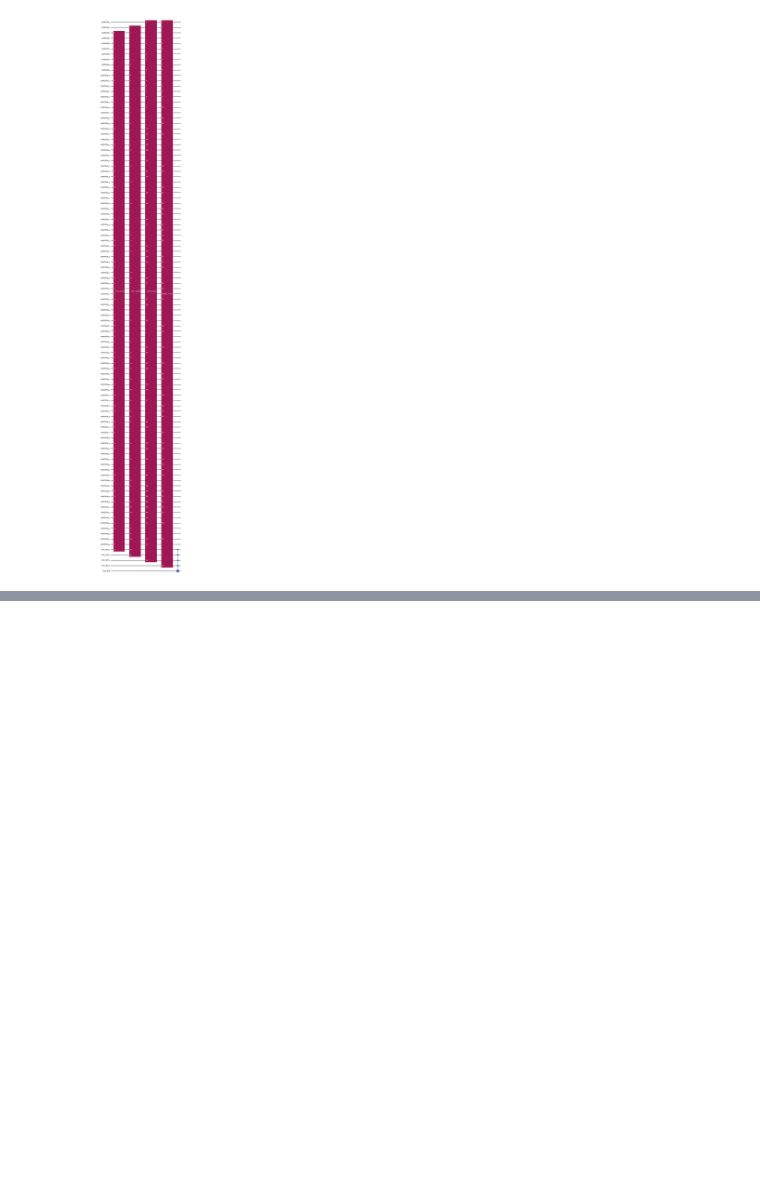
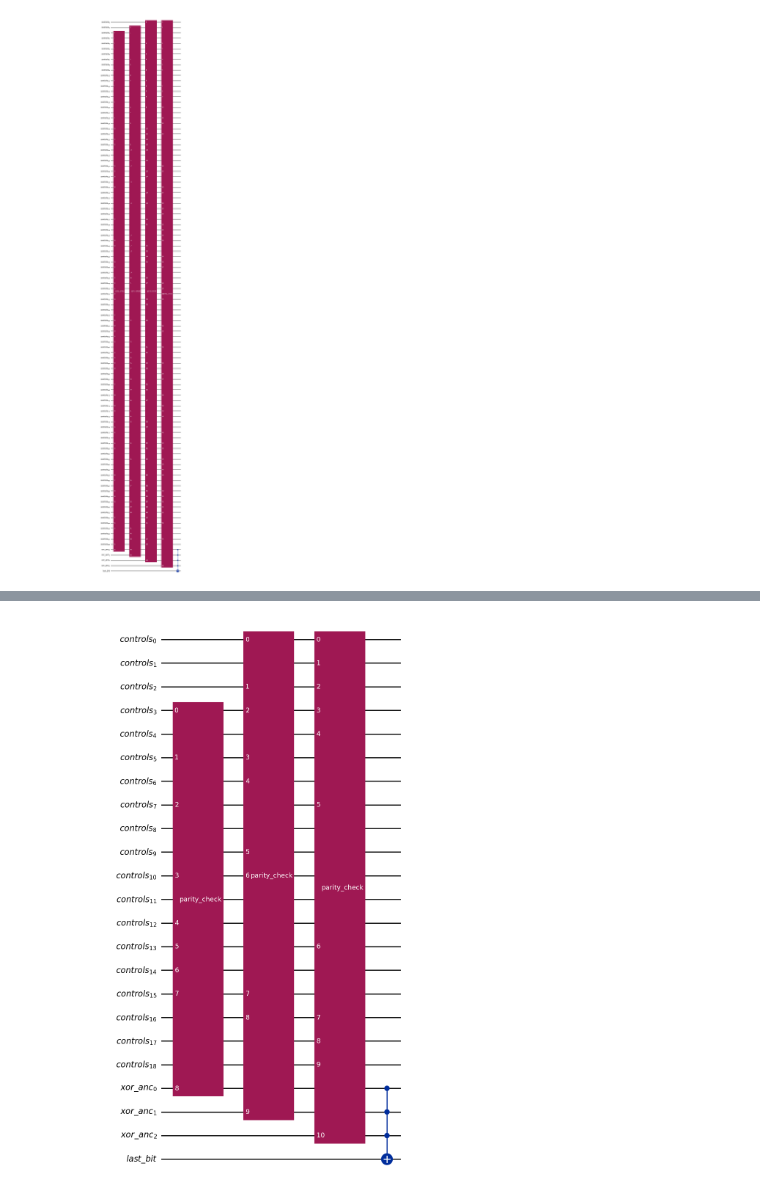
Before and after one commit to Flirm/quantum-circuits-implementation, a Jupyter notebook: implementations/toffoli_opt/notebooks/toffoli_opt.ipynb, the cells around one changed output, grey strips where cells are left out. Cells and saved outputs as stored; diff of their text form; code cells hidden in the pictures; blank space fills up the shorter version.

```diff
--- a/implementations/toffoli_opt/notebooks/toffoli_opt.ipynb
+++ b/implementations/toffoli_opt/notebooks/toffoli_opt.ipynb
@@ -71,0 +81,4 @@ compose_toff_optimization(100, 4).draw("mpl")
+# %%
+compose_toff_optimization(20, 3).draw("mpl")
+# %% [output]
+[figure, added]
```
Also changed, not shown: parts of 2 cells of this notebook.
